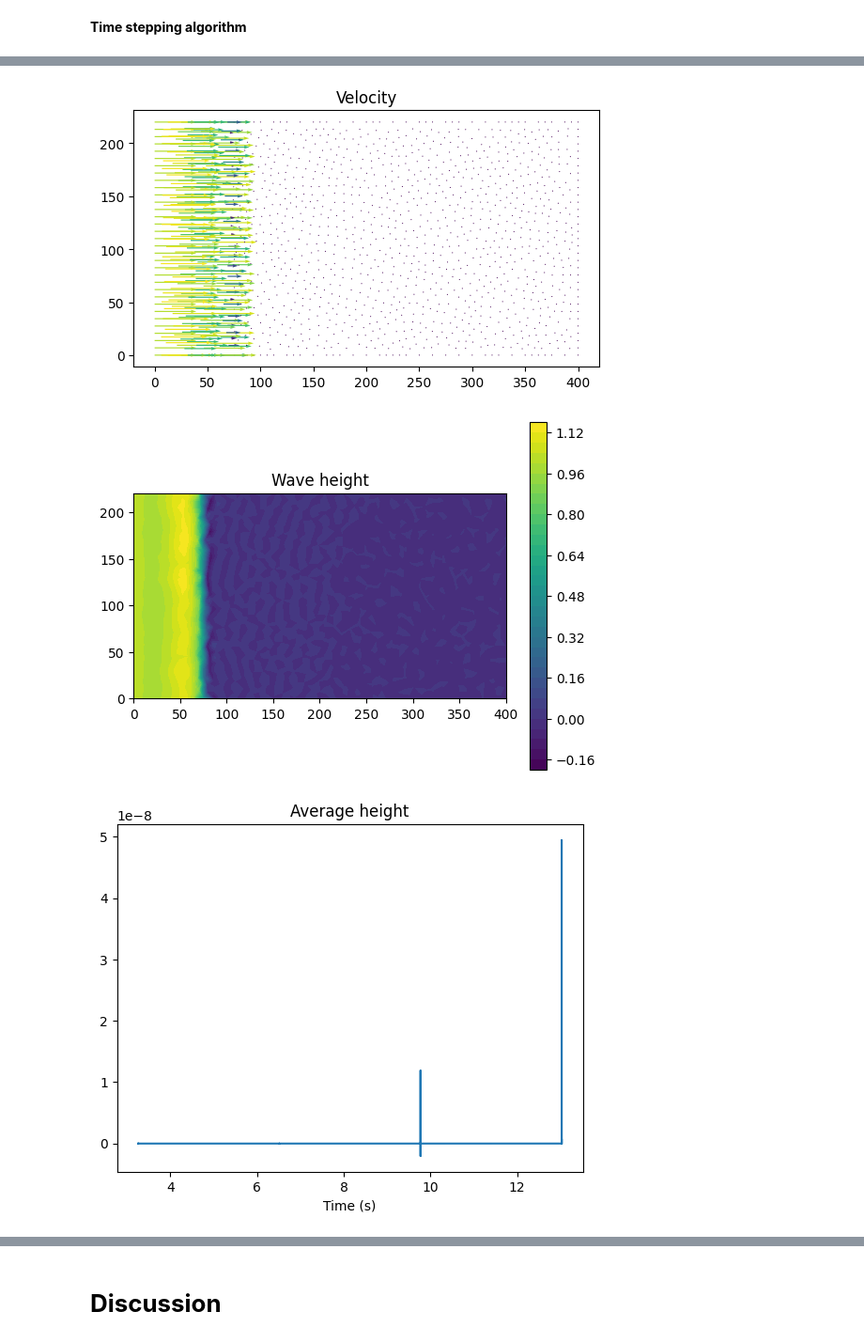
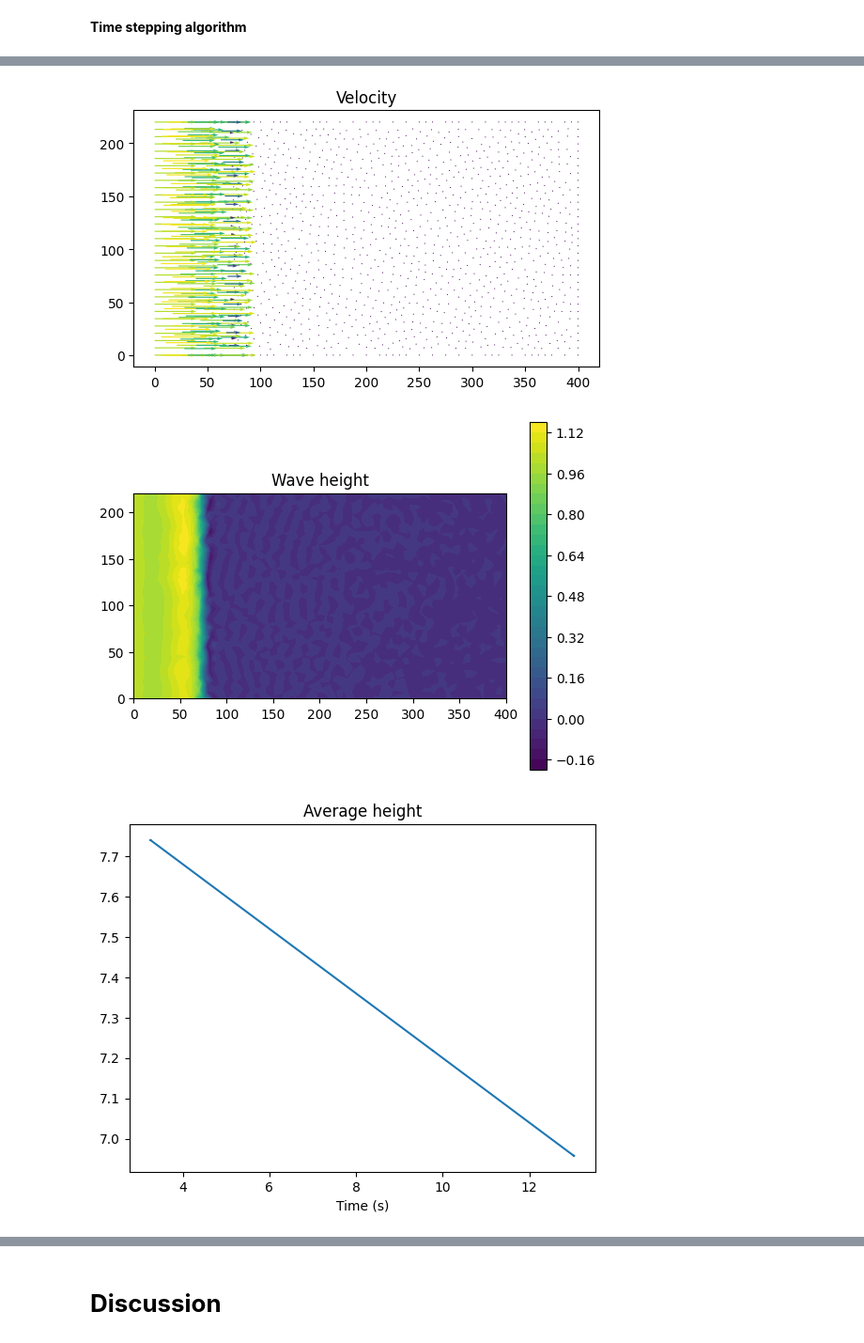
Before and after one commit to katty-anay/Fluid_mechanics_, a Jupyter notebook: Shallow-Water-Equations.ipynb, the cells around one changed output, grey strips where cells are left out. Shown at 94% size. Saved outputs shown, nothing was run; the diff lists cells and outputs as text; code cells hidden in the pictures.

```diff
--- a/Shallow-Water-Equations.ipynb
+++ b/Shallow-Water-Equations.ipynb
@@ -398,9 +398,10 @@ while t < T + DOLFIN_EPS:
         numerateur = assemble(w1 * psi * dx)
         denominateur = assemble(psi * dx)
         WaveH = assemble(w1 * psi * dx) / assemble(psi * dx) if denominateur > 0 else 0.0
+        profile=8-t*0.08
 
         if (t > start_sample_time):
-          wave_array = np.append(wave_array, WaveH)
+          wave_array = np.append(wave_array, WaveH+profile)
           time = np.append(time, t)
 
         k += 1
@@ -456,4 +458,4 @@ Time t = 3.2572203476365886
 Time t = 13.028881390546355
 [figure]
 [figure]
-[figure, old version]
+[figure, new version]
```
Also changed, not shown: parts of 1 cell of this notebook.
